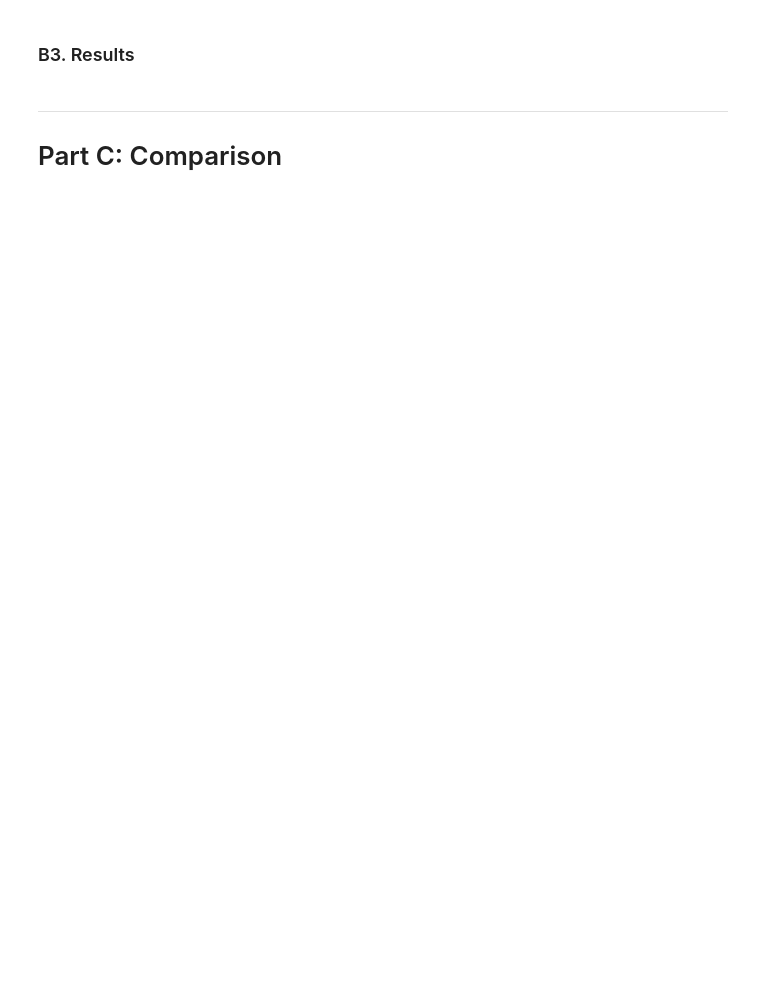
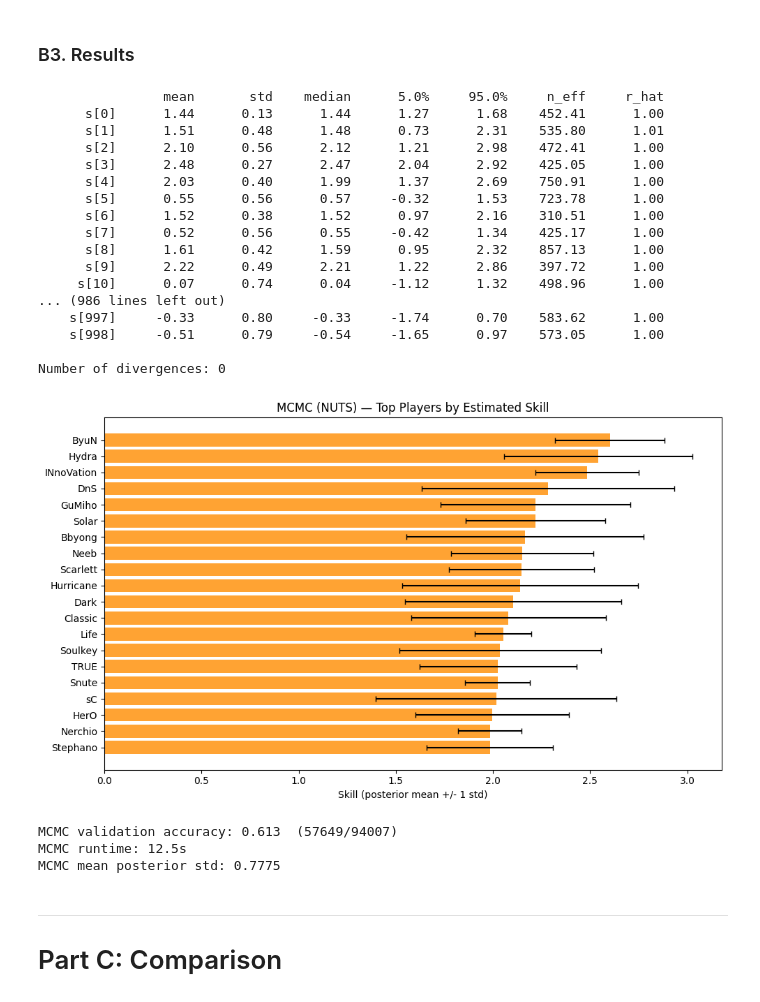
Before and after one commit to dustinp11/Starcraft-Skill-Estimation, a Jupyter notebook: main.ipynb, the cells around one changed output. Drawn from its saved outputs; the diff is of its cells as text; code cells hidden in the pictures; blank space fills up the shorter version.

```diff
--- a/main.ipynb
+++ b/main.ipynb
@@ -171,8 +221,65 @@ print(f'SVI mean posterior std: {svi_std.mean():.4f}')
 # %% [markdown]
 ### B3. Results
 # %%
-# TODO
-# Store outputs as mcmc_mean, mcmc_std, mcmc_acc, mcmc_time for the comparison below
+samples = mcmc.get_samples()          # dict: 's' -> (num_samples, nplayers)
+s_samples = samples['s'].numpy()      # (500, nplayers)
+
+mcmc_mean = s_samples.mean(axis=0)
+mcmc_std  = s_samples.std(axis=0)
+
+# Diagnostics — effective sample size and R-hat (single chain: R-hat not meaningful,
+# but ESS tells us whether 500 samples are sufficient)
+try:
+    summary = mcmc.summary(prob=0.9)
+except Exception:
+    pass  # summary printing is optional
+
+# Skill rankings
+order_m = np.argsort(mcmc_mean)[::-1]
+top_k   = min(20, nplayers)
+
+fig, ax = plt.subplots(figsize=(10, 6))
+ax.barh(range(top_k), mcmc_mean[order_m[:top_k]],
+        xerr=mcmc_std[order_m[:top_k]], align='center',
+        color='darkorange', alpha=0.8, ecolor='black', capsize=3)
+ax.set_yticks(range(top_k))
+ax.set_yticklabels([playername[i] for i in order_m[:top_k]])
+ax.invert_yaxis()
+ax.set_xlabel('Skill (posterior mean +/- 1 std)')
+ax.set_title('MCMC (NUTS) — Top Players by Estimated Skill')
+plt.tight_layout(); plt.show()
+
+# Validation accuracy
+mcmc_correct = sum(
+    (a if mcmc_mean[a] > mcmc_mean[b] else b) == winner
+    for a, b, winner in val_matches
+)
+mcmc_acc = mcmc_correct / len(val_matches)
+print(f'MCMC validation accuracy: {mcmc_acc:.3f}  ({mcmc_correct}/{len(val_matches)})')
+print(f'MCMC runtime: {mcmc_time:.1f}s')
+print(f'MCMC mean posterior std: {mcmc_std.mean():.4f}')
+# %% [output]
+                mean       std    median      5.0%     95.0%     n_eff     r_hat
+      s[0]      1.44      0.13      1.44      1.27      1.68    452.41      1.00
+      s[1]      1.51      0.48      1.48      0.73      2.31    535.80      1.01
+      s[2]      2.10      0.56      2.12      1.21      2.98    472.41      1.00
+      s[3]      2.48      0.27      2.47      2.04      2.92    425.05      1.00
+      s[4]      2.03      0.40      1.99      1.37      2.69    750.91      1.00
+      s[5]      0.55      0.56      0.57     -0.32      1.53    723.78      1.00
+      s[6]      1.52      0.38      1.52      0.97      2.16    310.51      1.00
+      s[7]      0.52      0.56      0.55     -0.42      1.34    425.17      1.00
+      s[8]      1.61      0.42      1.59      0.95      2.32    857.13      1.00
+      s[9]      2.22      0.49      2.21      1.22      2.86    397.72      1.00
+     s[10]      0.07      0.74      0.04     -1.12      1.32    498.96      1.00
+... (986 lines left out)
+    s[997]     -0.33      0.80     -0.33     -1.74      0.70    583.62      1.00
+    s[998]     -0.51      0.79     -0.54     -1.65      0.97    573.05      1.00
+
+Number of divergences: 0
+[figure, added]
+MCMC validation accuracy: 0.613  (57649/94007)
+MCMC runtime: 12.5s
+MCMC mean posterior std: 0.7775
 # %% [markdown]
 ---
 # Part C: Comparison
```
Also changed, not shown: parts of 5 cells of this notebook.
